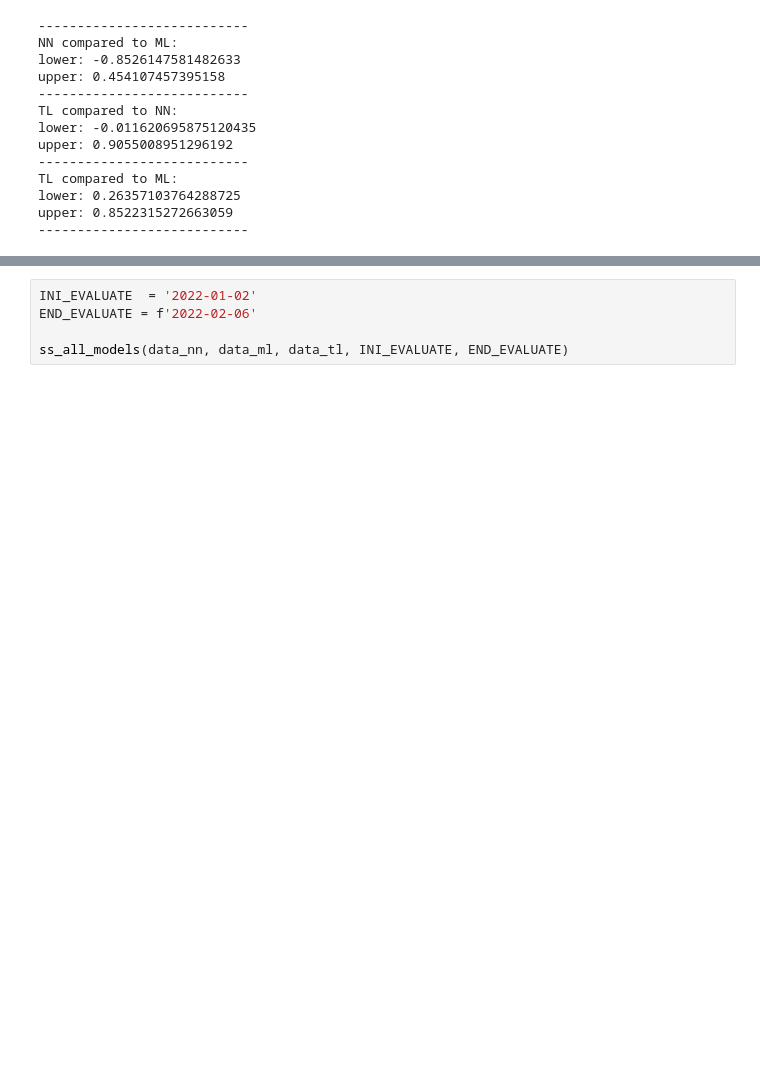
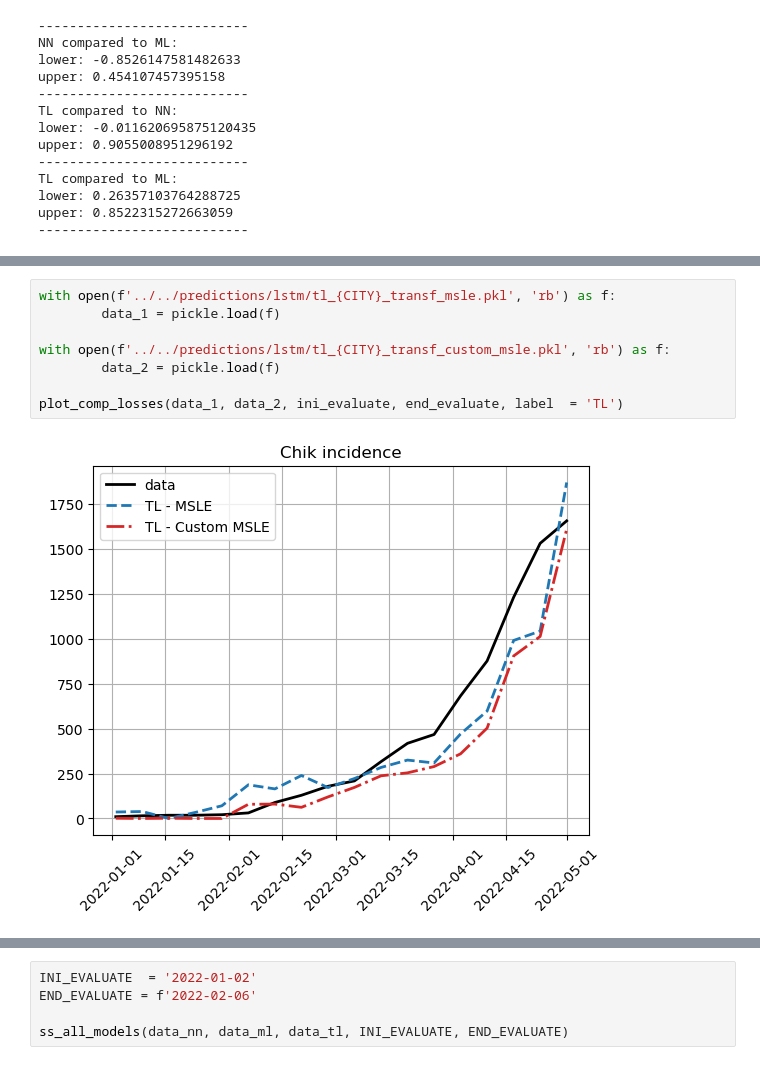
Before and after one commit to AlertaDengue/transfer-learning-forecast, a Jupyter notebook: notebooks/evaluation/evaluate_fortaleza.ipynb, the cells around one changed output, grey strips where cells are left out. Saved outputs shown, nothing was run; the diff lists cells and outputs as text; blank space fills up the shorter version.

```diff
--- a/notebooks/evaluation/evaluate_fortaleza.ipynb
+++ b/notebooks/evaluation/evaluate_fortaleza.ipynb
@@ -90,0 +128,10 @@ upper: 0.8522315272663059
+# %%
+with open(f'../../predictions/lstm/tl_{CITY}_transf_msle.pkl', 'rb') as f:
+        data_1 = pickle.load(f)
+
+with open(f'../../predictions/lstm/tl_{CITY}_transf_custom_msle.pkl', 'rb') as f:
+        data_2 = pickle.load(f)
+
+plot_comp_losses(data_1, data_2, ini_evaluate, end_evaluate, label  = 'TL')
+# %% [output]
+[figure, added]
```
Also changed, not shown: parts of 8 cells of this notebook, 2 other files.
